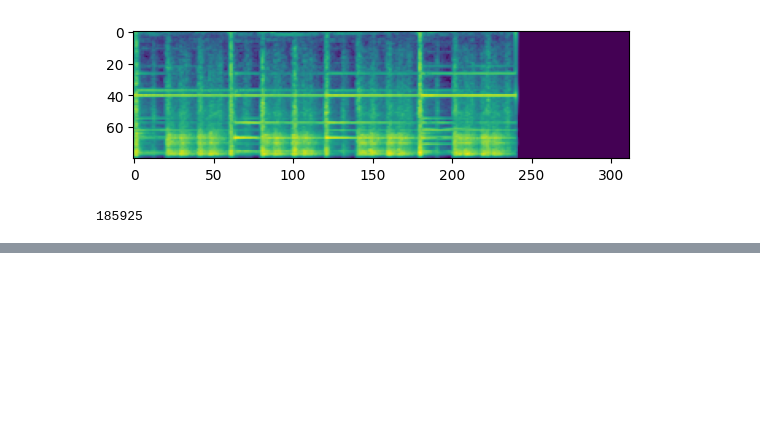
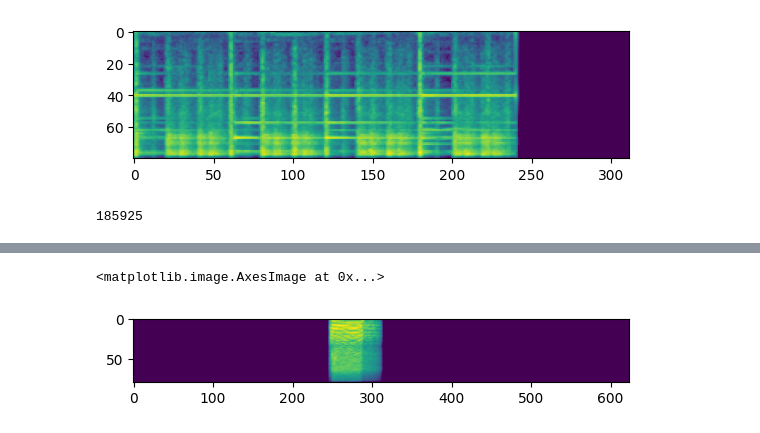
Before and after one commit to HeCheng0625/AudioEditing, a Jupyter notebook: gendata_fsdesc.ipynb, the cells around one changed output, grey strips where cells are left out. Cells and saved outputs as stored; diff of their text form; code cells hidden in the pictures; blank space fills up the shorter version.

```diff
--- a/gendata_fsdesc.ipynb
+++ b/gendata_fsdesc.ipynb
@@ -126,0 +168,9 @@ for i in range(100):
+# %%
+x2 = torch.FloatTensor(y2)
+x2 = mel_spectrogram(x2.unsqueeze(0), n_fft=1024, num_mels=80, sampling_rate=16000,
+                hop_size=256, win_size=1024, fmin=0, fmax=8000)
+spec2 = x2.cpu().numpy()[0]
+plt.imshow(spec2)
+# %% [output]
+<matplotlib.image.AxesImage at 0x...>
+[figure, added]
```
Also changed, not shown: parts of 6 cells of this notebook, 2 other files.
